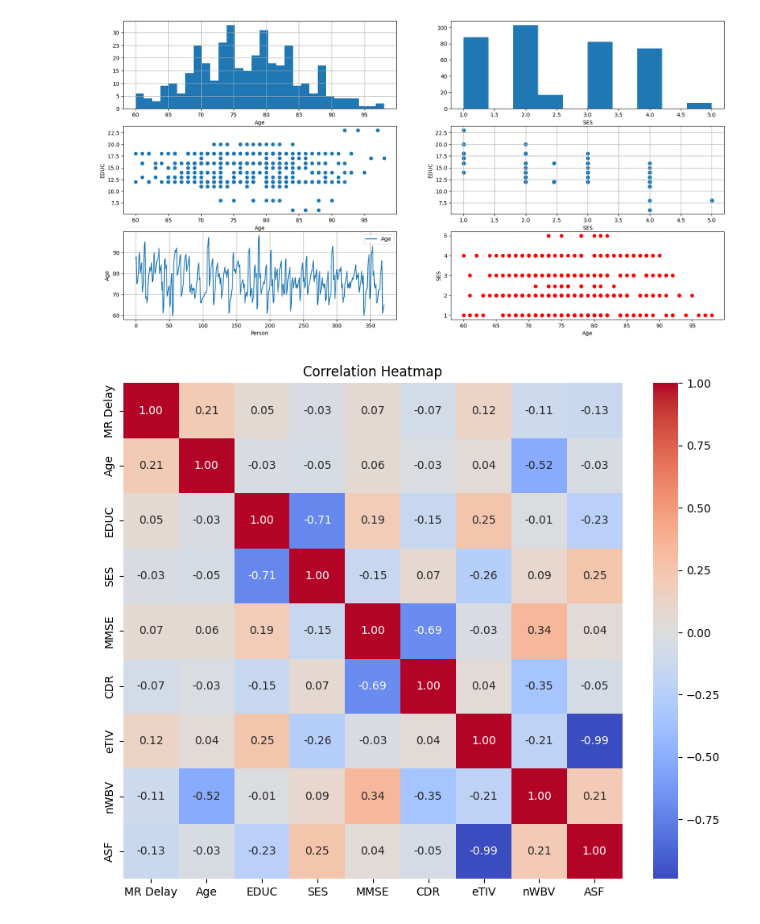
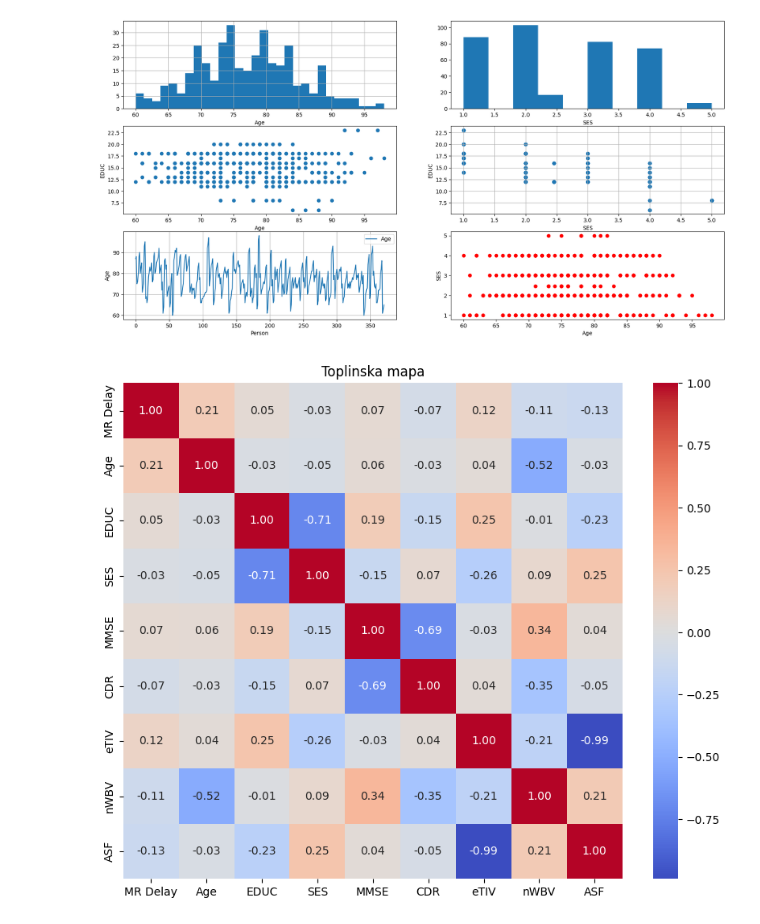
Before and after one commit to pp53564/UZOP-project, a Jupyter notebook: project-Priprema-i-vizualizacija-podataka.ipynb, the cells around one changed output. Drawn from its saved outputs; the diff is of its cells as text; code cells hidden in the pictures.

```diff
--- a/project-Priprema-i-vizualizacija-podataka.ipynb
+++ b/project-Priprema-i-vizualizacija-podataka.ipynb
@@ -354,10 +353,9 @@ plt.show()
 # %%
 X_numeric = X[['MR Delay', 'Age', 'EDUC', 'SES', 'MMSE', 'CDR', 'eTIV', 'nWBV', 'ASF']]
 
-# Create a heatmap
 plt.figure(figsize=(10, 8))
 sns.heatmap(X_numeric.corr(), annot=True, cmap='coolwarm', fmt=".2f")
-plt.title('Correlation Heatmap')
+plt.title('Toplinska mapa')
 plt.show()
 # %% [output]
-[figure, old version]
+[figure, new version]
```
Also changed, not shown: parts of 1 cell of this notebook.
